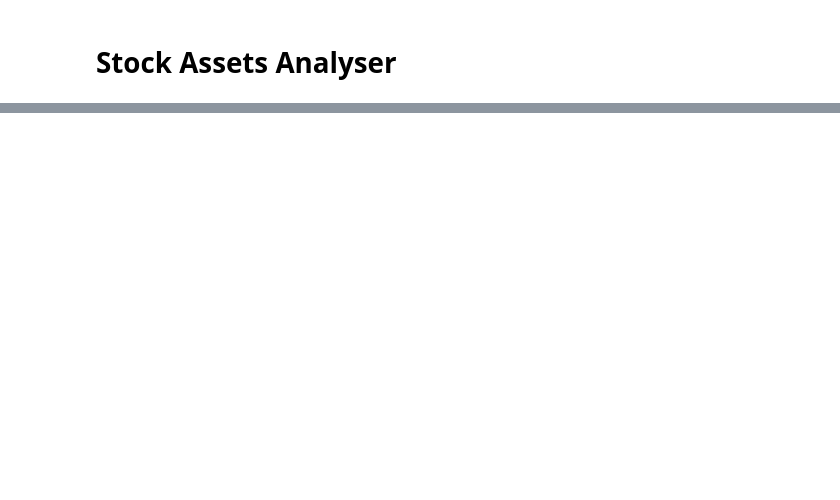
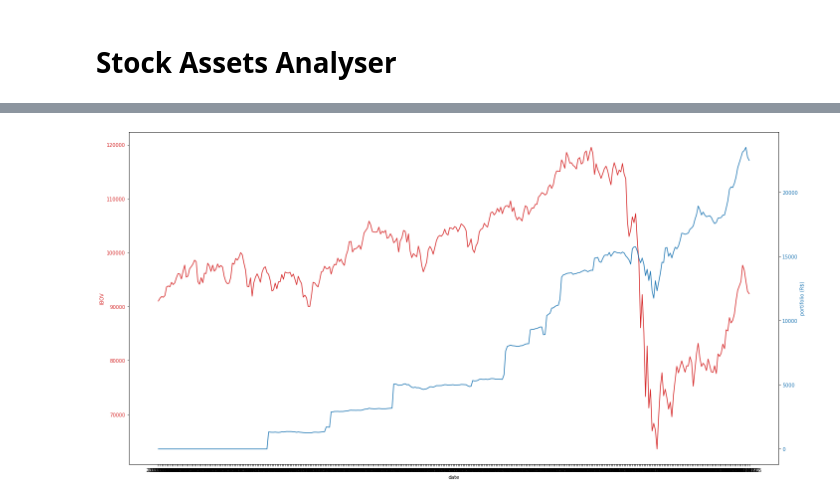
Before and after one commit to jeajjr/stock-assets-analyser, a Jupyter notebook: notebook.ipynb, the cells around one changed output, grey strips where cells are left out. Saved outputs shown, nothing was run; the diff lists cells and outputs as text; code cells hidden in the pictures; blank space fills up the shorter version.

Commit message:
Refactored part of the data organization variables; implemented reading of all data and plot of IBOV vs Total portifolio value

```diff
--- a/notebook.ipynb
+++ b/notebook.ipynb
@@ -42,0 +108,46 @@ plt.show()
+# %%
+#compute portifolioDayValue: dict(key:str(day)) of float(total value of portifolio)
+portifolioDayValue = {}
+
+firstRun = True
+for adq in assetDayQuantity:
+    # calculate days before first transaction
+    if firstRun:
+        for dayIndex in range(0, days.index(adq.startDate)):
+            portifolioDayValue[days[dayIndex]] = 0
+        firstRun = False
+
+    for dayIndex in range(days.index(adq.startDate), days.index(adq.endDate)):
+        sum = 0
+        for asset in assets:
+            try:
+                qtty = adq.quantity[asset]
+                if qtty is not 0:
+                    price = stockPrice[asset][days[dayIndex]]
+                    sum += qtty * price
+            except:
+                print('error for asset {}, day {}'.format(asset, days[dayIndex]))
+
+        portifolioDayValue[days[dayIndex]] = sum
+
+# calculate last day of dataset
+sum = 0
+for asset in assets:
+    qtty = adq.quantity[asset]
+    price = stockPrice[asset][days[-1]]
+    sum += qtty * price
+
+portifolioDayValue[days[-1]] = sum
+# %%
+# get IBOV and total portifolio values over time
+
+ibovPoints = []
+portValuePoints = []
+
+for day in days:
+    ibovPoints.append(ibovData[day].closing)
+    portValuePoints.append(portifolioDayValue[day])
+
+plotTwoCurves(days, ibovPoints, 'IBOV', portValuePoints, 'portifolio (R$)')
+# %% [output]
+[figure, added]
```
Also changed, not shown: parts of 13 cells of this notebook, 2 other files.
